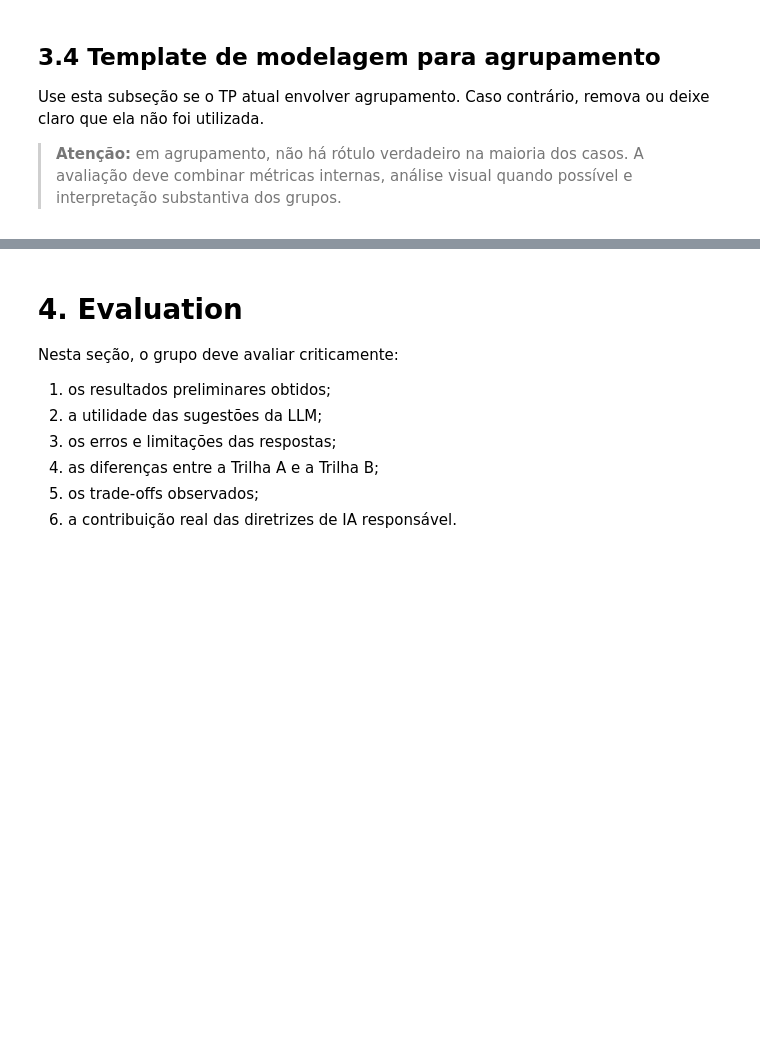
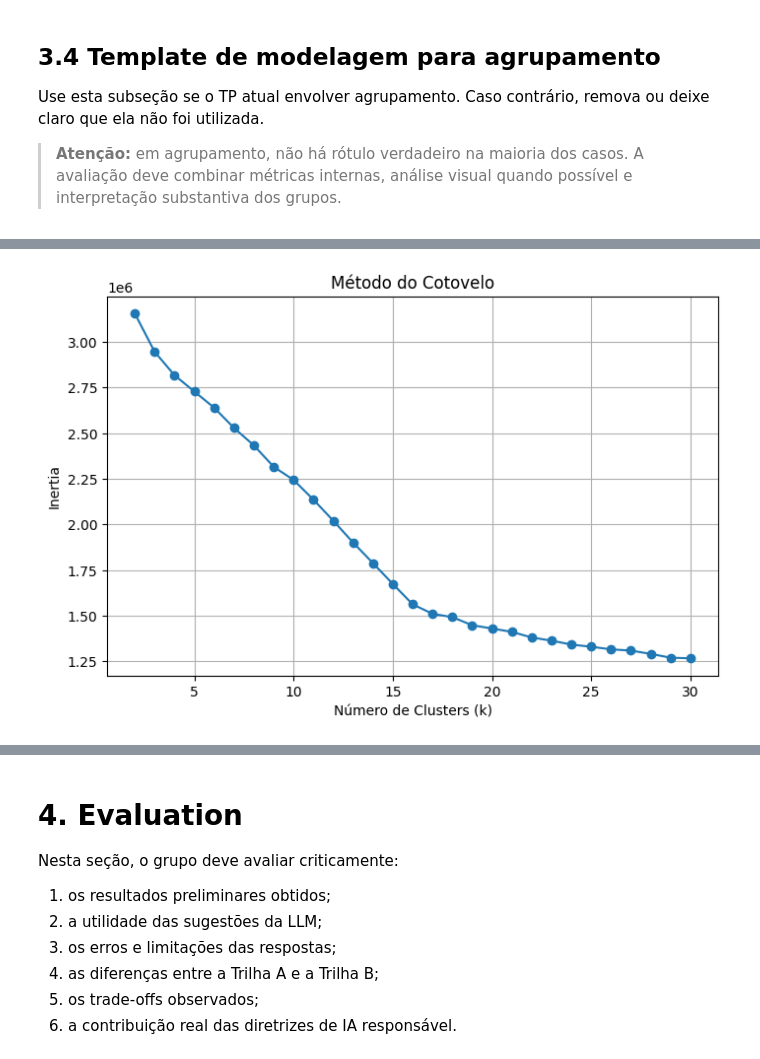
Before and after one commit to carolinabarcellos/TP-2-Mineracao, a Jupyter notebook: TP2_Fase2_Grupo1.ipynb, the cells around one changed output, grey strips where cells are left out. Cells and saved outputs as stored; diff of their text form; code cells hidden in the pictures; blank space fills up the shorter version.

```diff
--- a/TP2_Fase2_Grupo1.ipynb
+++ b/TP2_Fase2_Grupo1.ipynb
@@ -1382,0 +1136,80 @@ def executar_classificacao_basica(df: pd.DataFrame, target_col: str):
+# %%
+# ============================================================
+# Clusterização com K-Means + Método do Cotovelo
+# Dataset já está normalizado e com One-Hot Encoding
+# ============================================================
+
+from sklearn.cluster import KMeans
+from sklearn.metrics import (
+    silhouette_score,
+    davies_bouldin_score,
+    calinski_harabasz_score
+)
+
+import matplotlib.pyplot as plt
+
+RANDOM_STATE = 42
+
+# ============================================================
+# MÉTODO DO COTOVELO
+# ============================================================
+
+def metodo_cotovelo(
+    X,
+    k_min=2,
+    k_max=30,
+    random_state=RANDOM_STATE
+):
+    """
+    Calcula a inertia para diferentes valores de k.
+    """
+
+    inertias = []
+    valores_k = range(k_min, k_max + 1)
+
+    for k in valores_k:
+
+        modelo = KMeans(
+            n_clusters=k,
+            init="k-means++",
+            n_init=10,
+            random_state=random_state
+        )
+
+        modelo.fit(X)
+
+        inertias.append(modelo.inertia_)
+
+    # ========================================================
+    # GRÁFICO
+    # ========================================================
+
+    plt.figure(figsize=(8, 5))
+
+    plt.plot(
+        valores_k,
+        inertias,
+        marker="o"
+    )
+
+    plt.xlabel("Número de Clusters (k)")
+    plt.ylabel("Inertia")
+    plt.title("Método do Cotovelo")
+    plt.grid(True)
+
+    plt.show()
+
+    return inertias
+
+
+# ============================================================
+# EXECUÇÃO DO MÉTODO DO COTOVELO
+# ============================================================
+
+metodo_cotovelo(
+    X=df_prep_norm,
+    k_min=2,
+    k_max=30
+)
+# %% [output]
+[figure, added]
```
Also changed, not shown: parts of 38 cells of this notebook.
